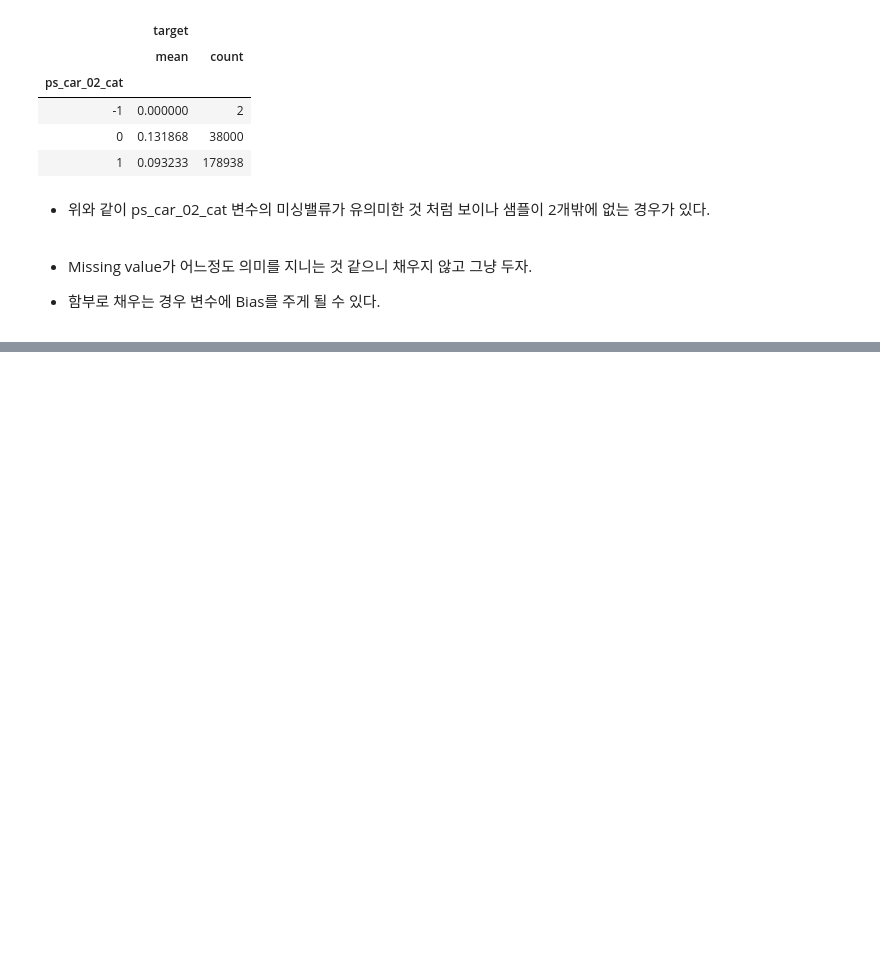
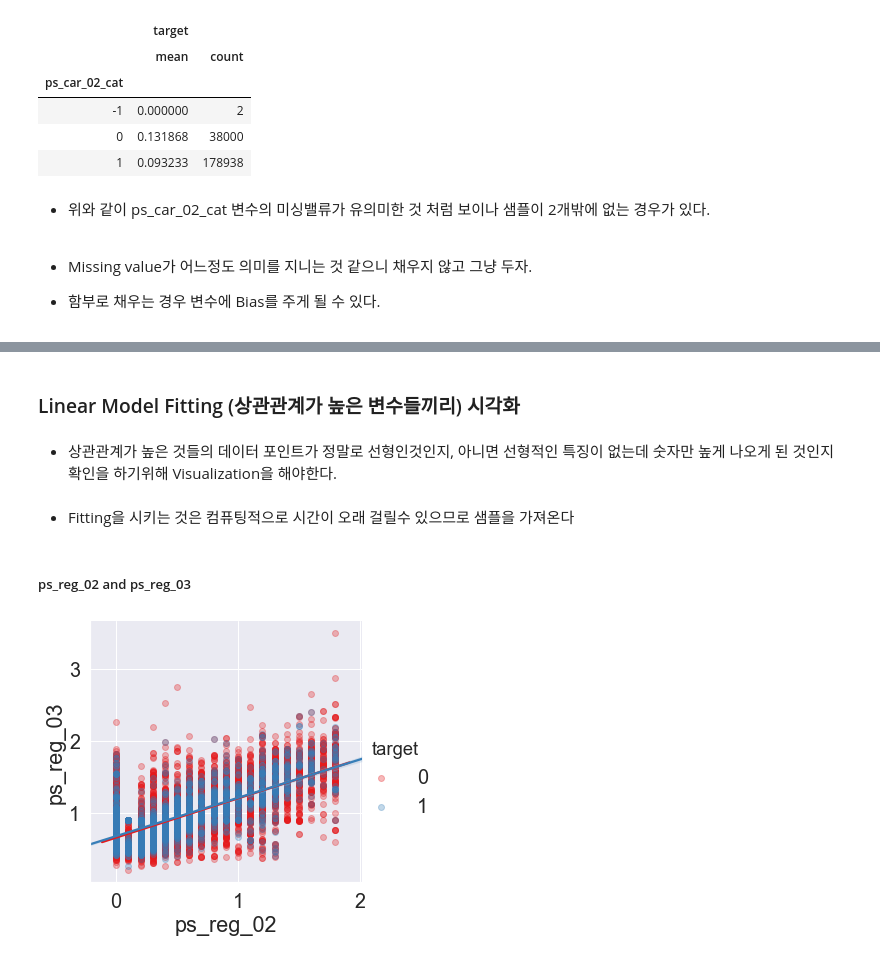
Before and after one commit to wooseok-shin/Kaggle, a Jupyter notebook: Porto/Porto.ipynb, the cells around one changed output, grey strips where cells are left out. Saved outputs shown, nothing was run; the diff lists cells and outputs as text; code cells hidden in the pictures; blank space fills up the shorter version.

```diff
--- a/Porto/Porto.ipynb
+++ b/Porto/Porto.ipynb
@@ -1002,0 +1059,17 @@ cat_perc
+# %% [markdown]
+### Linear Model Fitting (상관관계가 높은 변수들끼리) 시각화
+# %% [markdown]
+- 상관관계가 높은 것들의 데이터 포인트가 정말로 선형인것인지, 아니면 선형적인 특징이 없는데 숫자만 높게 나오게 된 것인지 확인을 하기위해 Visualization을 해야한다.
+# %% [markdown]
+- Fitting을 시키는 것은 컴퓨팅적으로 시간이 오래 걸릴수 있으므로 샘플을 가져온다
+# %%
+s = train.sample(frac=0.1)
+# %% [markdown]
+##### ps_reg_02 and ps_reg_03
+# %%
+sns.lmplot(x='ps_reg_02', y='ps_reg_03', data=s, hue='target', palette='Set1',
+          scatter_kws={'alpha': 0.3})
+
+plt.show()
+# %% [output]
+[figure, added]
```
Also changed, not shown: parts of 19 cells of this notebook, 1 other file.
